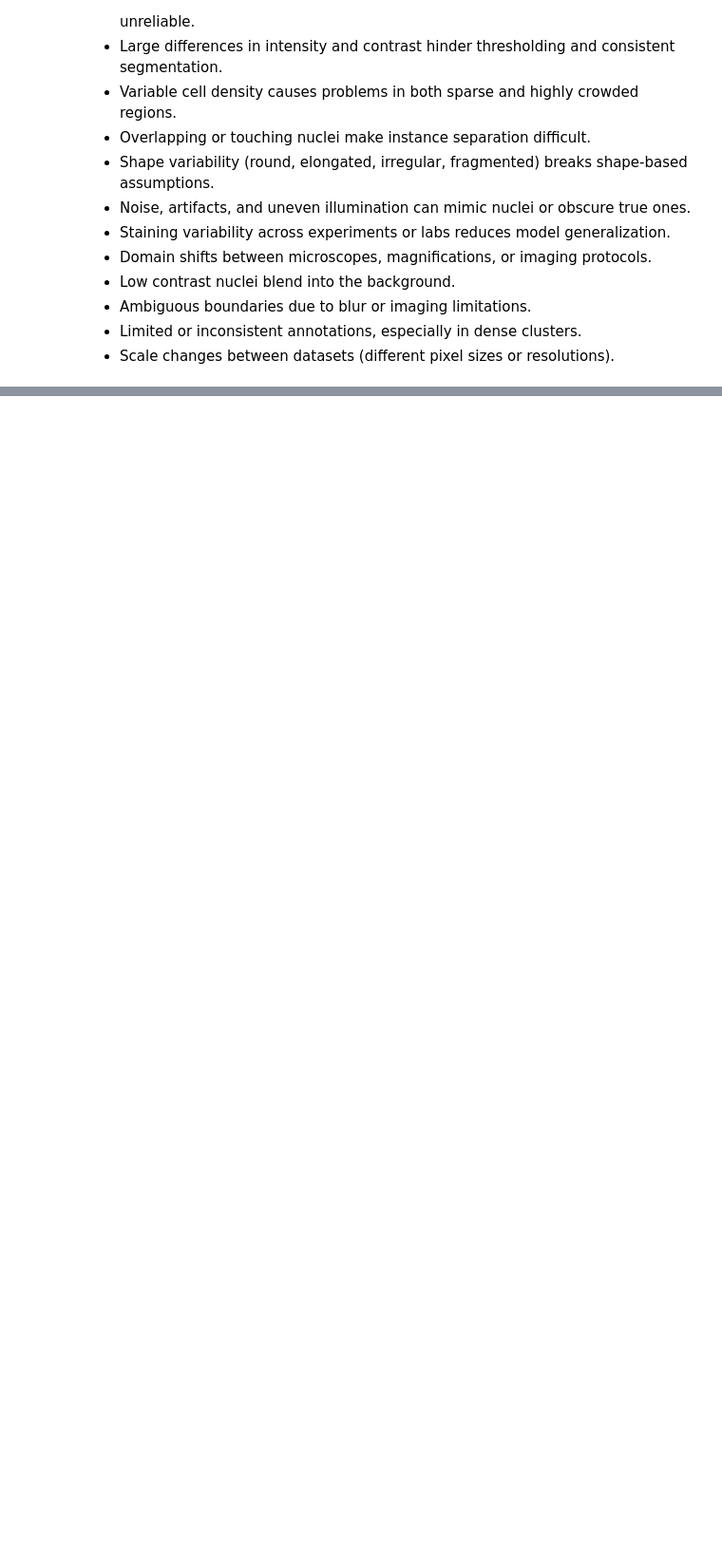
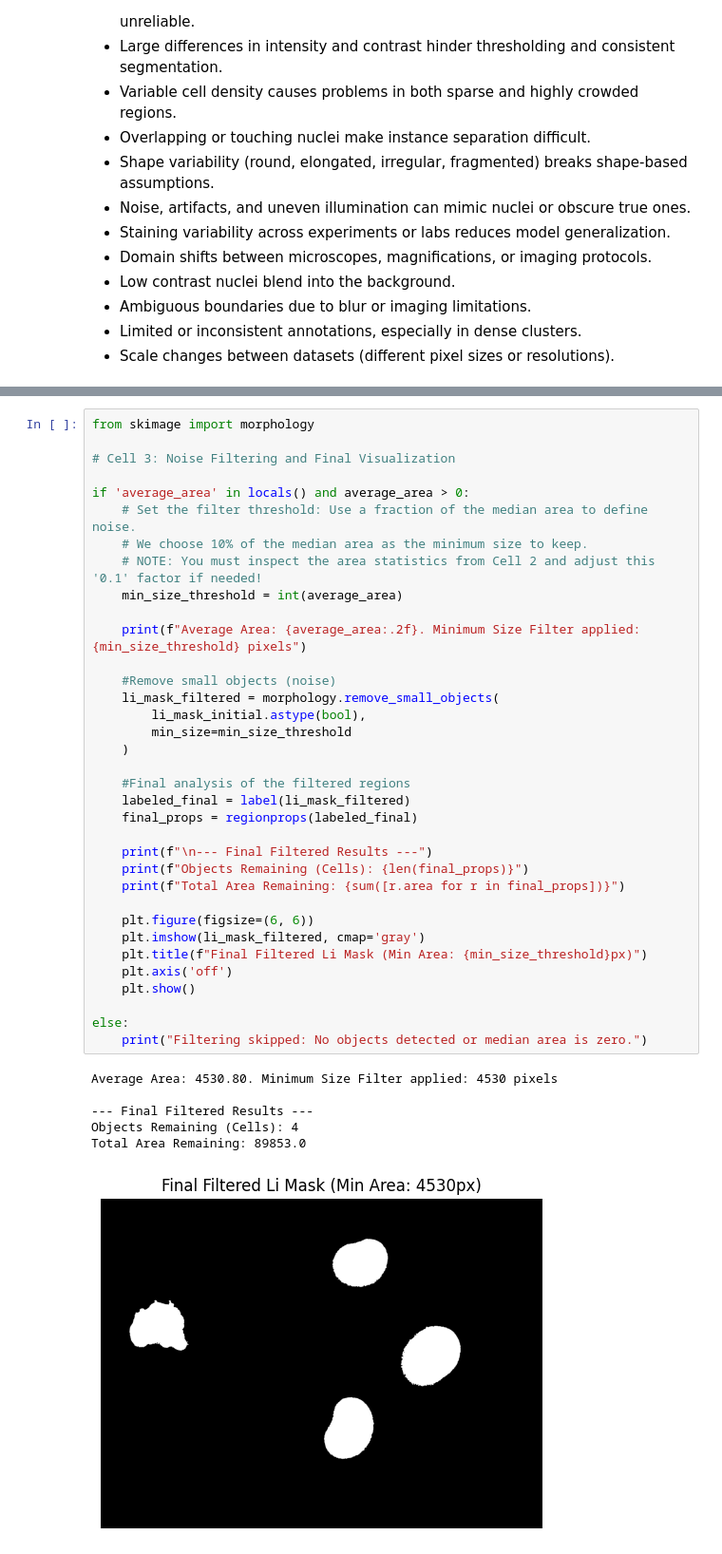
Before and after one commit to SilverPheonix/ML_Zellkern, a Jupyter notebook: cell_detection.ipynb, the cells around one changed output, grey strips where cells are left out. Shown at 95% size. Saved outputs shown, nothing was run; the diff lists cells and outputs as text; blank space fills up the shorter version.

```diff
--- a/cell_detection.ipynb
+++ b/cell_detection.ipynb
@@ -251,0 +182,42 @@ Adaptive (local): 649621.0
+# %%
+from skimage import morphology
+
+# Cell 3: Noise Filtering and Final Visualization
+
+if 'average_area' in locals() and average_area > 0:
+    # Set the filter threshold: Use a fraction of the median area to define noise.
+    # We choose 10% of the median area as the minimum size to keep.
+    # NOTE: You must inspect the area statistics from Cell 2 and adjust this '0.1' factor if needed!
+    min_size_threshold = int(average_area)
+
+    print(f"Average Area: {average_area:.2f}. Minimum Size Filter applied: {min_size_threshold} pixels")
+
+    #Remove small objects (noise)
+    li_mask_filtered = morphology.remove_small_objects(
+        li_mask_initial.astype(bool),
+        min_size=min_size_threshold
+    )
+
+    #Final analysis of the filtered regions
+    labeled_final = label(li_mask_filtered)
+    final_props = regionprops(labeled_final)
+
+    print(f"\n--- Final Filtered Results ---")
+    print(f"Objects Remaining (Cells): {len(final_props)}")
+    print(f"Total Area Remaining: {sum([r.area for r in final_props])}")
+
+    plt.figure(figsize=(6, 6))
+    plt.imshow(li_mask_filtered, cmap='gray')
+    plt.title(f"Final Filtered Li Mask (Min Area: {min_size_threshold}px)")
+    plt.axis('off')
+    plt.show()
+
+else:
+    print("Filtering skipped: No objects detected or median area is zero.")
+# %% [output]
+Average Area: 4530.80. Minimum Size Filter applied: 4530 pixels
+
+--- Final Filtered Results ---
+Objects Remaining (Cells): 4
+Total Area Remaining: 89853.0
+[figure, added]
```
Also changed, not shown: parts of 15 cells of this notebook, 3 other files.
